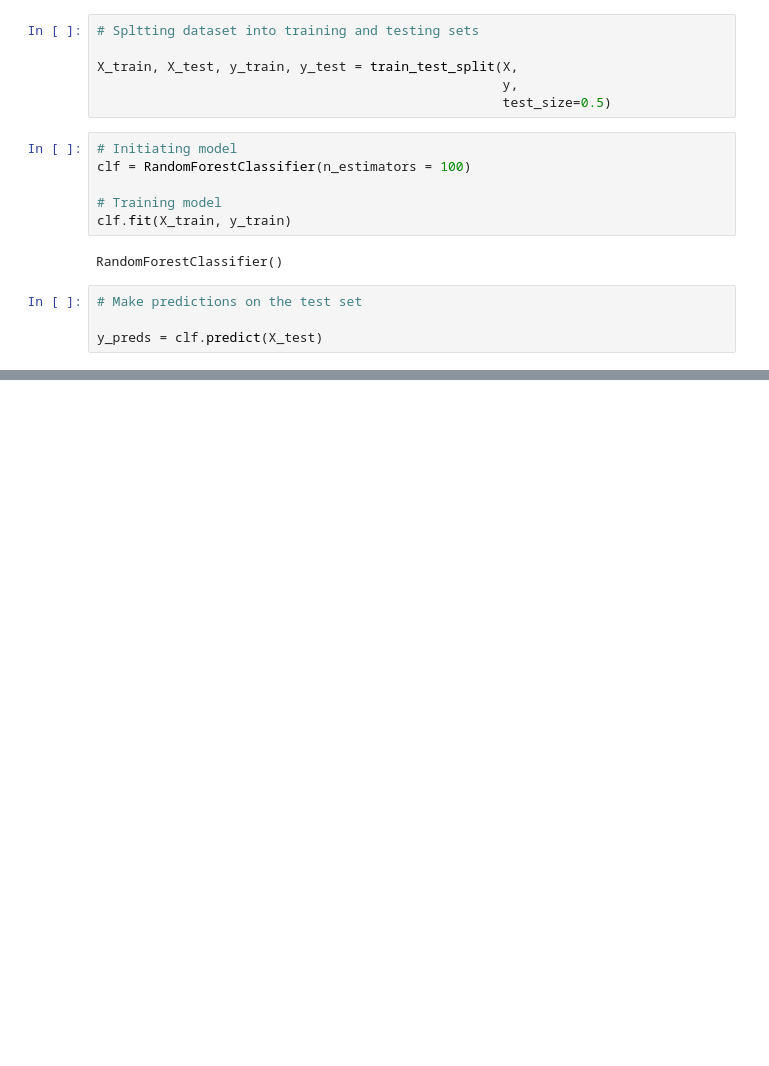
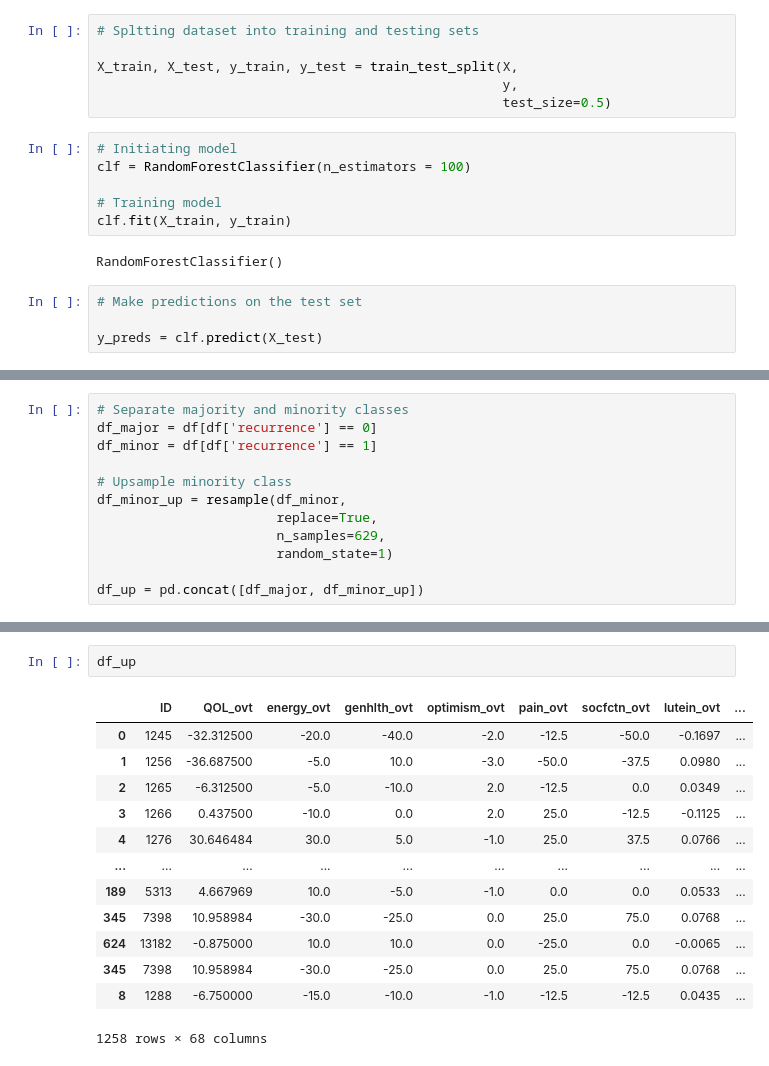
Before and after one commit to pndang/Project_WHEL, a Jupyter notebook: random_forest_model.ipynb, the cells around one changed output, grey strips where cells are left out. Saved outputs shown, nothing was run; the diff lists cells and outputs as text; blank space fills up the shorter version.

```diff
--- a/random_forest_model.ipynb
+++ b/random_forest_model.ipynb
@@ -157,0 +173,12 @@ y_preds = clf.predict(X_test)
+# %%
+# Separate majority and minority classes
+df_major = df[df['recurrence'] == 0]
+df_minor = df[df['recurrence'] == 1]
+
+# Upsample minority class
+df_minor_up = resample(df_minor,
+                       replace=True,
+                       n_samples=629,
+                       random_state=1)
+
+df_up = pd.concat([df_major, df_minor_up])
@@ -157,0 +205,16 @@ y_preds = clf.predict(X_test)
+# %%
+df_up
+# %% [output]
+|  | ID | QOL_ovt | energy_ovt | genhlth_ovt | optimism_ovt | pain_ovt | socfctn_ovt | lutein_ovt | ... |
+| 0 | 1245 | -32.312500 | -20.0 | -40.0 | -2.0 | -12.5 | -50.0 | -0.1697 | ... |
+| 1 | 1256 | -36.687500 | -5.0 | 10.0 | -3.0 | -50.0 | -37.5 | 0.0980 | ... |
+| 2 | 1265 | -6.312500 | -5.0 | -10.0 | 2.0 | -12.5 | 0.0 | 0.0349 | ... |
+| 3 | 1266 | 0.437500 | -10.0 | 0.0 | 2.0 | 25.0 | -12.5 | -0.1125 | ... |
+| 4 | 1276 | 30.646484 | 30.0 | 5.0 | -1.0 | 25.0 | 37.5 | 0.0766 | ... |
+| ... | ... | ... | ... | ... | ... | ... | ... | ... | ... |
+| 189 | 5313 | 4.667969 | 10.0 | -5.0 | -1.0 | 0.0 | 0.0 | 0.0533 | ... |
+| 345 | 7398 | 10.958984 | -30.0 | -25.0 | 0.0 | 25.0 | 75.0 | 0.0768 | ... |
+| 624 | 13182 | -0.875000 | 10.0 | 10.0 | 0.0 | -25.0 | 0.0 | -0.0065 | ... |
+| 345 | 7398 | 10.958984 | -30.0 | -25.0 | 0.0 | 25.0 | 75.0 | 0.0768 | ... |
+| 8 | 1288 | -6.750000 | -15.0 | -10.0 | -1.0 | -12.5 | -12.5 | 0.0435 | ... |
+1258 rows × 68 columns
```
Also changed, not shown: parts of 21 cells of this notebook.
